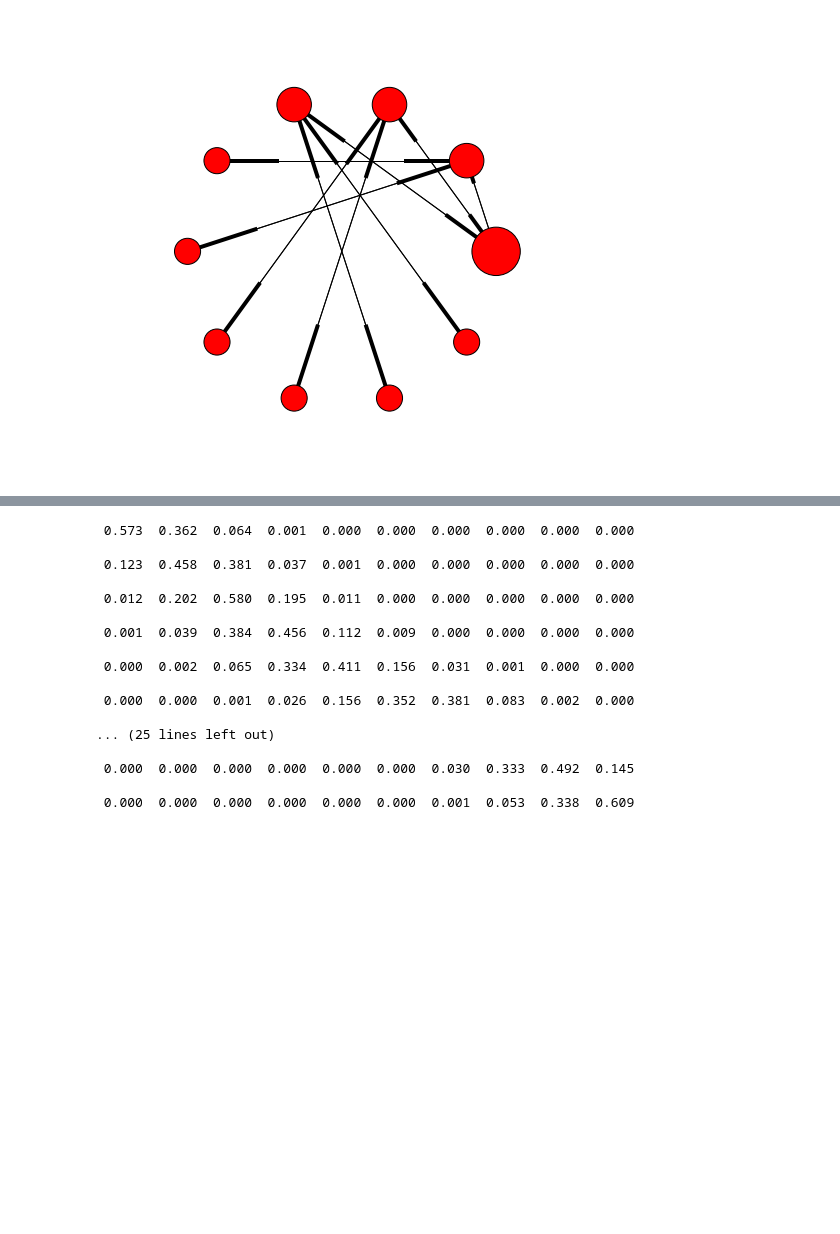
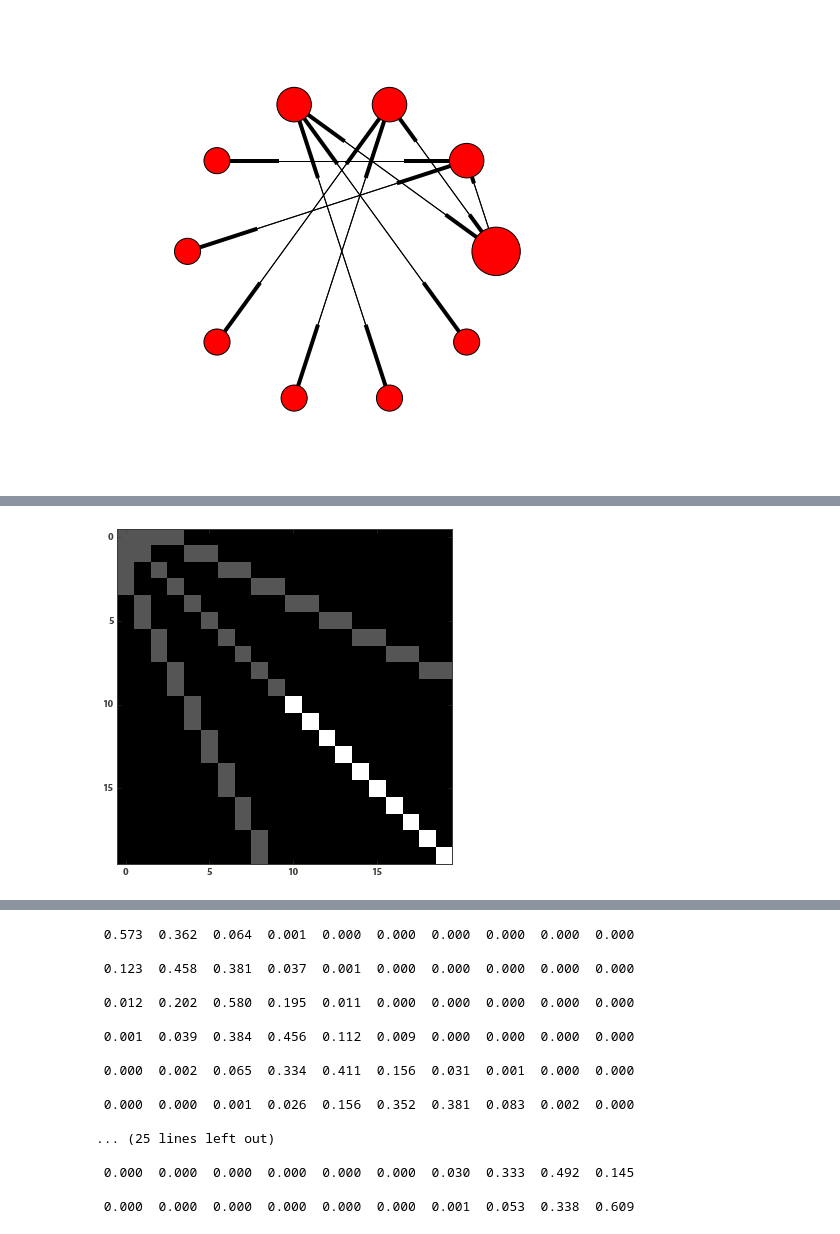
Before and after one commit to williamgilpin/netsim, a Jupyter notebook: simple_models.ipynb, the cells around one changed output, grey strips where cells are left out. Saved outputs shown, nothing was run; the diff lists cells and outputs as text; code cells hidden in the pictures; blank space fills up the shorter version.

```diff
--- a/simple_models.ipynb
+++ b/simple_models.ipynb
@@ -299,3 +301,14 @@ print (std(cum_ent))
 # kk = (weighted_values(values, probabilities, 10000))
 # #Sample output:
 # # [ 2.2  2.2  1.1  2.2  2.2  3.3  3.3  2.2  3.3  3.3]
+# %%
+Z = 3
+k= 3
+latt = make_bethe(Z, k)
+# ind_t = ceil((1+Z*((Z-1.)**k - 1.)/(Z-2.))/(Z-1))-2-1
+# latt[ind_t, ind_t] = 0.0
+imshow(latt[:20,:20])
+hold(True)
+# matprint( make_bethe(3,3) )
+# %% [output]
+[figure, added]
```
Also changed, not shown: parts of 17 cells of this notebook, 7 other files.
